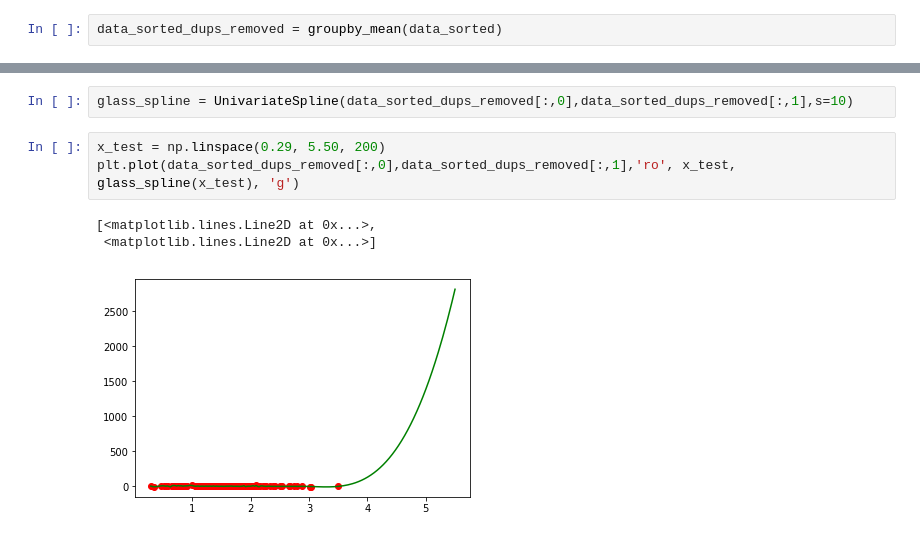
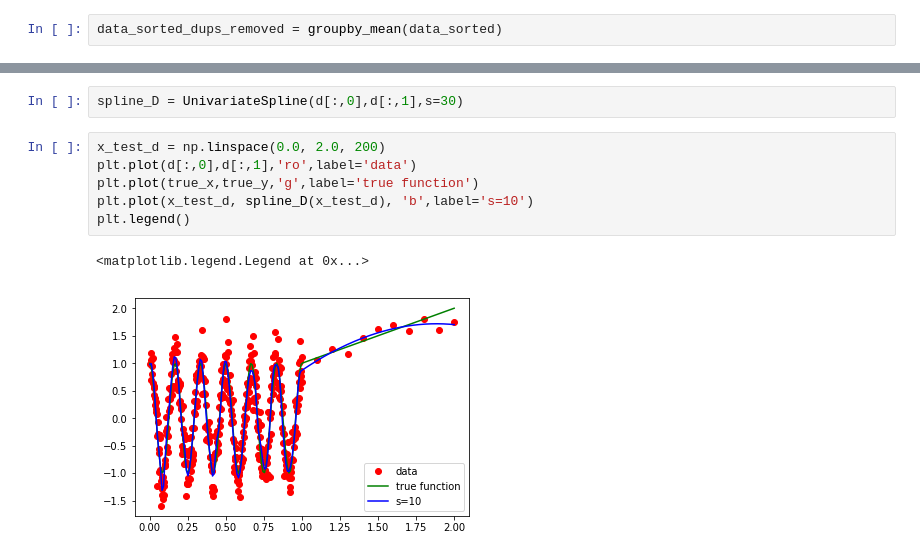
Before and after one commit to raunakbh92/stats205_fall2019, a Jupyter notebook: hw/hw2_spline.ipynb, the cells around one changed output, grey strips where cells are left out. Drawn from its saved outputs; the diff is of its cells as text.

```diff
--- a/hw/hw2_spline.ipynb
+++ b/hw/hw2_spline.ipynb
@@ -98,9 +122,11 @@ array([[ 2.90000000e-01,  1.66000000e+00],
 # %%
-glass_spline = UnivariateSpline(data_sorted_dups_removed[:,0],data_sorted_dups_removed[:,1],s=10)
+spline_D = UnivariateSpline(d[:,0],d[:,1],s=30)
-# %%
-x_test = np.linspace(0.29, 5.50, 200)
-plt.plot(data_sorted_dups_removed[:,0],data_sorted_dups_removed[:,1],'ro', x_test, glass_spline(x_test), 'g')
-# %% [output]
-[<matplotlib.lines.Line2D at 0x...>,
- <matplotlib.lines.Line2D at 0x...>]
-[figure, removed]
+# %%
+x_test_d = np.linspace(0.0, 2.0, 200)
+plt.plot(d[:,0],d[:,1],'ro',label='data')
+plt.plot(true_x,true_y,'g',label='true function')
+plt.plot(x_test_d, spline_D(x_test_d), 'b',label='s=10')
+plt.legend()
+# %% [output]
+<matplotlib.legend.Legend at 0x...>
+[figure, added]
```
Also changed, not shown: parts of 17 cells of this notebook, 2 other files.
